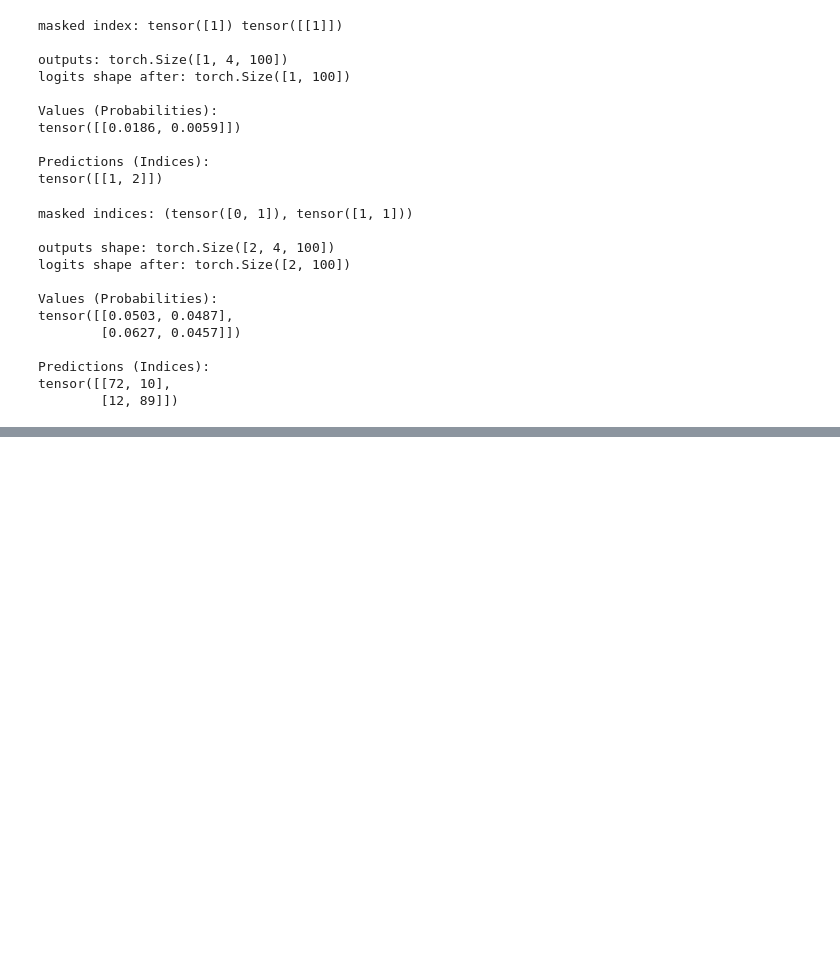
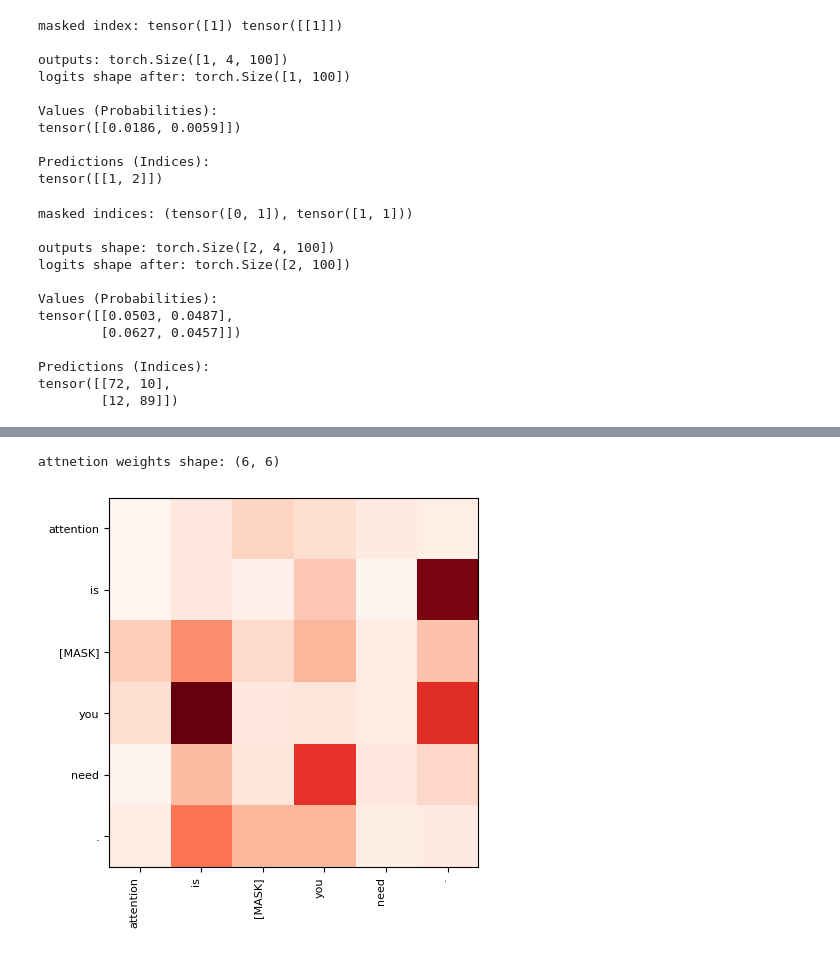
Before and after one commit to insdout/BertAttentionViz, a Jupyter notebook: dev.ipynb, the cells around one changed output, grey strips where cells are left out. Cells and saved outputs as stored; diff of their text form; code cells hidden in the pictures; blank space fills up the shorter version.

```diff
--- a/dev.ipynb
+++ b/dev.ipynb
@@ -415,3 +484,10 @@ tensor([[0.0503, 0.0487],
 Predictions (Indices):
 tensor([[72, 10],
         [12, 89]])
+# %%
+from src.model import get_pipeline_wrapper
+
+text = "Attention is [MASK] you need."
+pipe = get_pipeline_wrapper()
+# %%
+outputs = pipe.mask_predict(text)
@@ -417,0 +514,23 @@ tensor([[72, 10],
+# %%
+import matplotlib.pyplot as plt
+
+
+def plot_attention(outputs, layer, head, include_special_tokens=True):
+    attention_weights = outputs['outputs']['attentions'][layer][0, head, :].detach().cpu().numpy()
+    words = outputs['input_words']
+
+    if not include_special_tokens:
+        attention_weights = attention_weights[1:-1, 1:-1]
+        words = words[1:-1]
+
+    print(f'attnetion weights shape: {attention_weights.shape}')
+    plt.imshow(attention_weights, cmap='Reds')
+    plt.xticks(range(len(words)), words, rotation=90, ha='right', fontsize=8)
+    plt.yticks(range(len(words)), words, rotation=0, ha='right', fontsize=8)
+    plt.show()
+
+
+plot_attention(outputs, 4, 2, include_special_tokens=False)
+# %% [output]
+attnetion weights shape: (6, 6)
+[figure, added]
```
Also changed, not shown: parts of 16 cells of this notebook.
